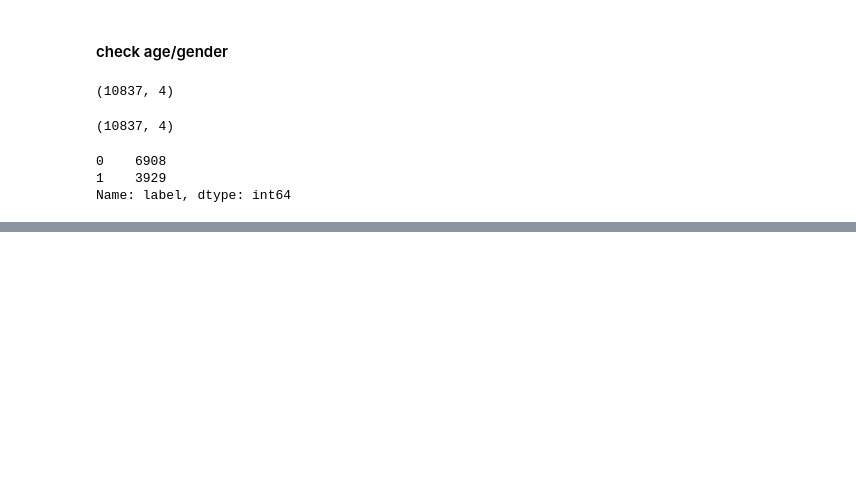
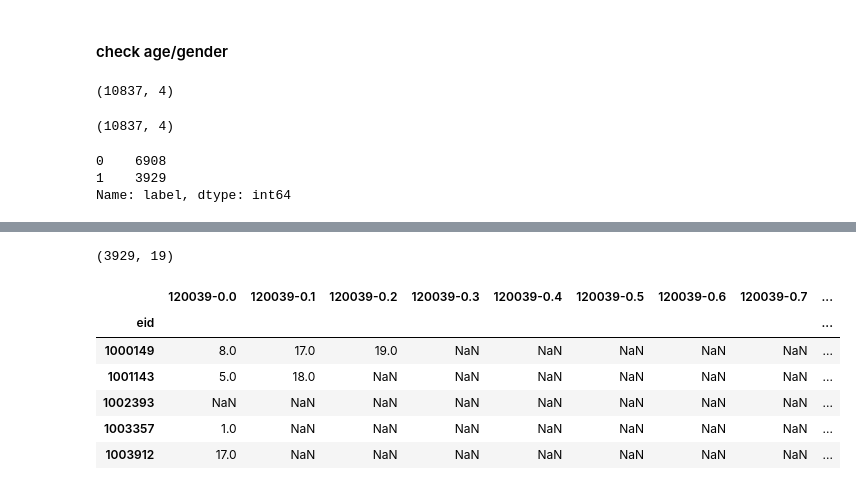
Before and after one commit to syzhang/bbk_pain, a Jupyter notebook: dev_painquestion.ipynb, the cells around one changed output, grey strips where cells are left out. Saved outputs shown, nothing was run; the diff lists cells and outputs as text; code cells hidden in the pictures; blank space fills up the shorter version.

```diff
--- a/dev_painquestion.ipynb
+++ b/dev_painquestion.ipynb
@@ -278,0 +315,2 @@ df_np.describe()
+# %%
+q_ls = np.arange(19, 37)
@@ -278,0 +322,6 @@ df_np.describe()
+# %%
+for q in q_ls:
+    q_temp = '1200'+str(q)+'-0.0'
+    df_temp = df_pain_pq[q_temp]
+    if sum(df_temp.values==-100):
+        print(q_temp, '\n', sum(df_temp!=-100))
@@ -278,0 +366,9 @@ df_np.describe()
+# %%
+# pain location
+qs = [q for q in df_pain_pq.columns.to_list() if '120039' in q]
+# %%
+df_qs = df_pain_pq[qs]
+# %%
+df_qs.shape
+# %% [output]
+(3929, 19)
@@ -278,0 +377,10 @@ df_np.describe()
+# %%
+df_qs.head()
+# %% [output]
+|  | 120039-0.0 | 120039-0.1 | 120039-0.2 | 120039-0.3 | 120039-0.4 | 120039-0.5 | 120039-0.6 | 120039-0.7 | ... |
+| eid |  |  |  |  |  |  |  |  | ... |
+| 1000149 | 8.0 | 17.0 | 19.0 | NaN | NaN | NaN | NaN | NaN | ... |
+| 1001143 | 5.0 | 18.0 | NaN | NaN | NaN | NaN | NaN | NaN | ... |
+| 1002393 | NaN | NaN | NaN | NaN | NaN | NaN | NaN | NaN | ... |
+| 1003357 | 1.0 | NaN | NaN | NaN | NaN | NaN | NaN | NaN | ... |
+| 1003912 | 17.0 | NaN | NaN | NaN | NaN | NaN | NaN | NaN | ... |
```
Also changed, not shown: parts of 23 cells of this notebook.
